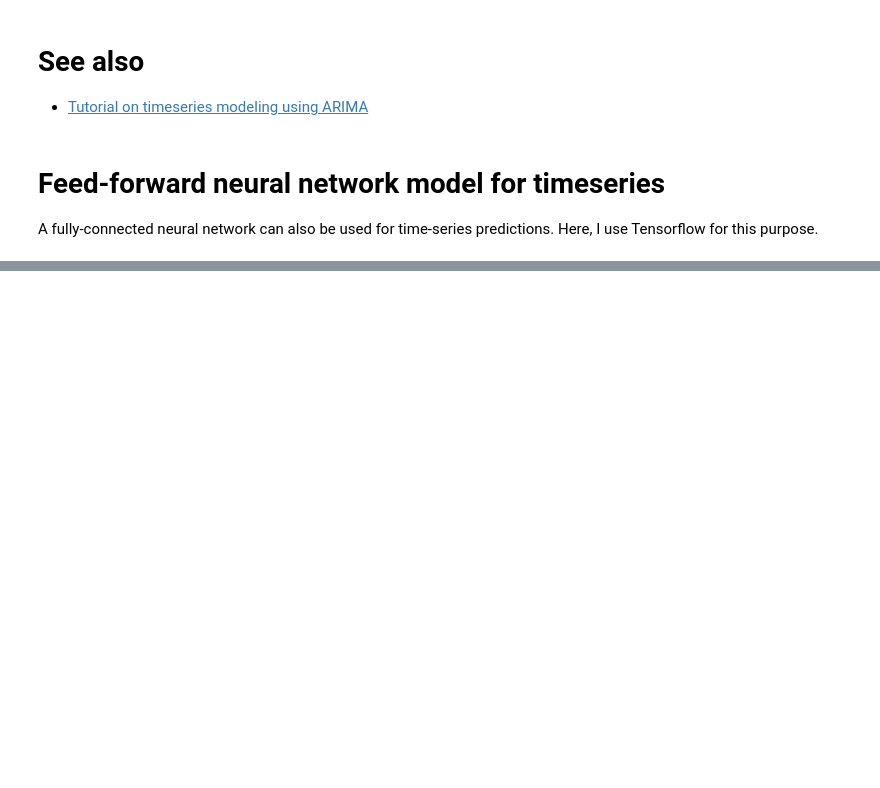
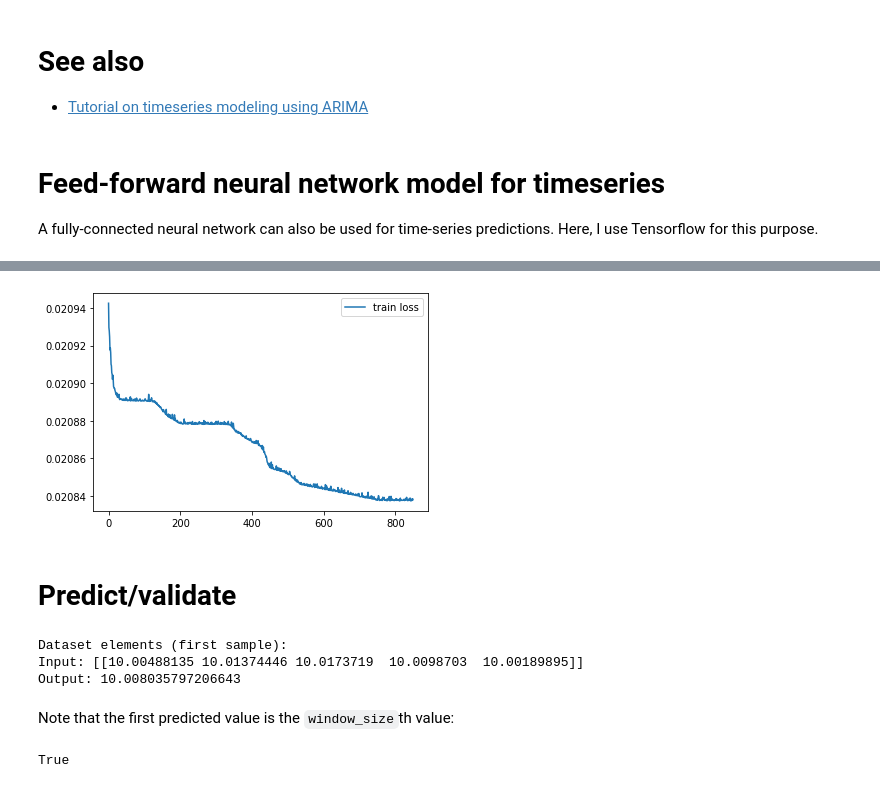
Before and after one commit to vivecalindahl/timeseries-prediction, a Jupyter notebook: timeseries-forecasting.ipynb, the cells around one changed output, grey strips where cells are left out. Drawn from its saved outputs; the diff is of its cells as text; code cells hidden in the pictures; blank space fills up the shorter version.

```diff
--- a/timeseries-forecasting.ipynb
+++ b/timeseries-forecasting.ipynb
@@ -500,0 +645,8 @@ _________________________________________________________________
+# %%
+s = slice(150, None)
+plt.plot(rmse_hist[s], label='train loss')
+plt.legend();
+# %% [output]
+[figure, added]
+# %% [markdown]
+# Predict/validate
@@ -500,0 +672,15 @@ _________________________________________________________________
+# %%
+print("Dataset elements (first sample):")
+first_x, first_y = next(ds_x.as_numpy_iterator()), next(ds_y.as_numpy_iterator())
+print(f"Input: {first_x}")
+print(f"Output: {first_y}")
+# %% [output]
+Dataset elements (first sample):
+Input: [[10.00488135 10.01374446 10.0173719  10.0098703  10.00189895]]
+Output: 10.008035797206643
+# %% [markdown]
+Note that the first predicted value is the `window_size`th value:
+# %%
+print(np.isclose(x[:window_size], first_x).all() and np.isclose(x[window_size], first_y))
+# %% [output]
+True
```
Also changed, not shown: parts of 45 cells of this notebook.
